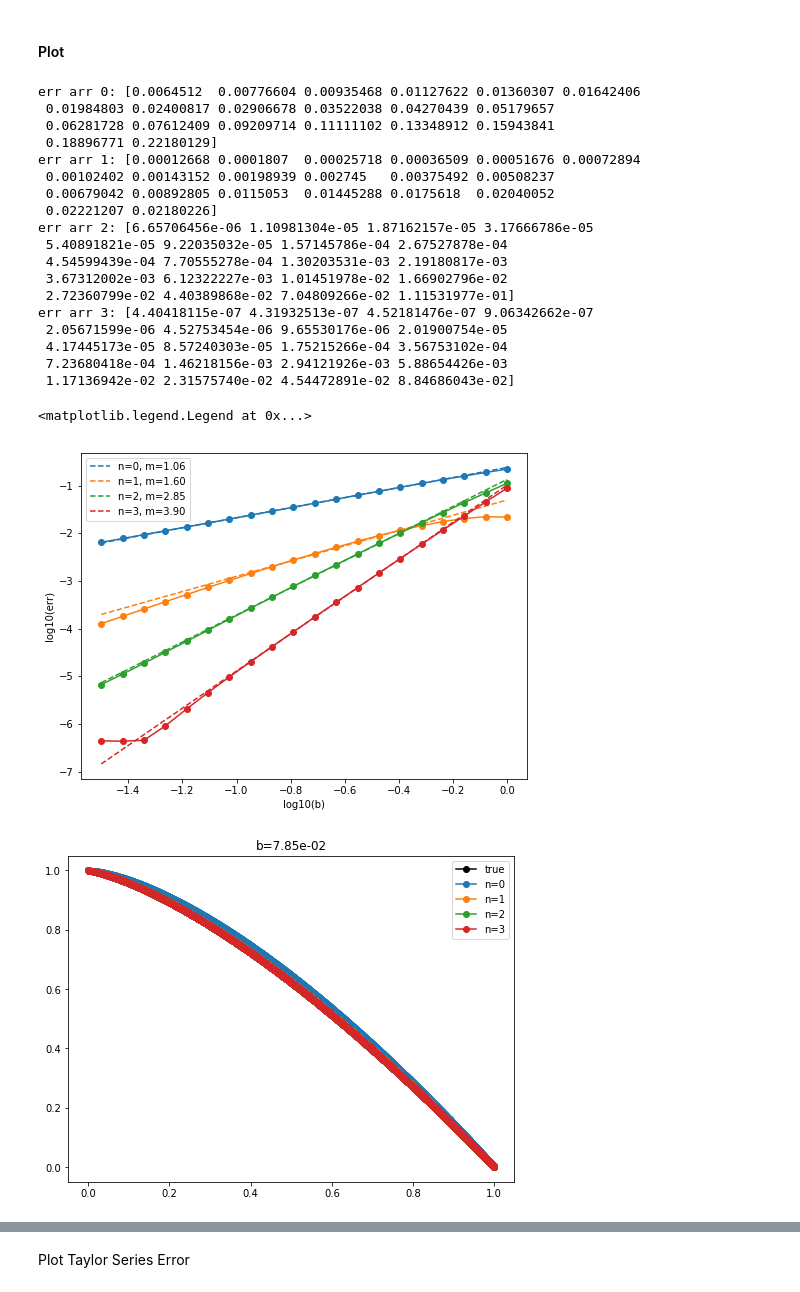
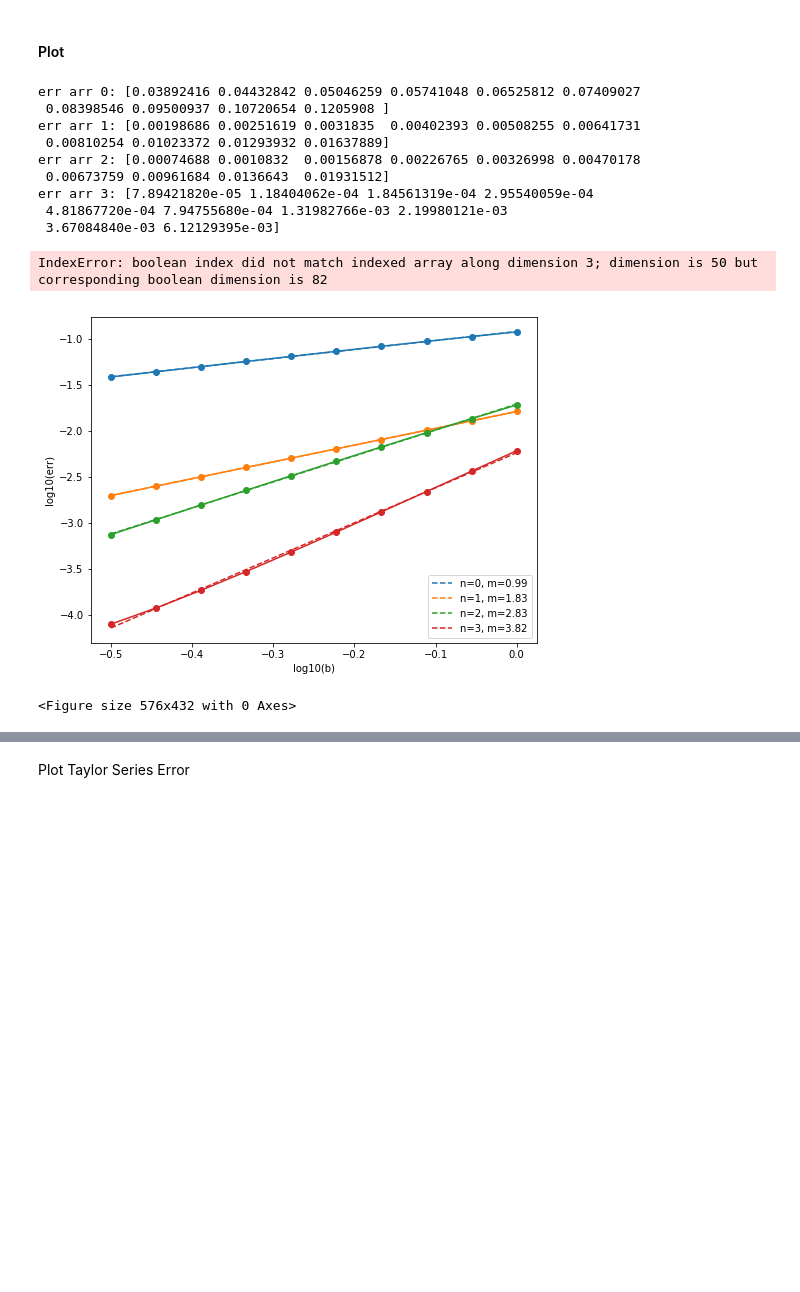
Before and after one commit to OliverEvans96/kelp, a Jupyter notebook: code/python/ManufacturedSolution.ipynb, the cells around one changed output, grey strips where cells are left out. Drawn from its saved outputs; the diff is of its cells as text; code cells hidden in the pictures; blank space fills up the shorter version.

Commit message:
MMS: asym verify b->0 looks pretty good

```diff
--- a/code/python/ManufacturedSolution.ipynb
+++ b/code/python/ManufacturedSolution.ipynb
@@ -598,8 +596,8 @@ conv.plot_lin_fit(
 # %% [markdown]
 #### Compute
 # %%
-# base_dir = os.path.join(os.environ['SCRATCH'], 'kelp-results')
-base_dir = '/home/oliver/academic/research/kelp-results'
+base_dir = os.path.join(os.environ['SCRATCH'], 'kelp-results')
+# base_dir = '/home/oliver/academic/research/kelp-results'
 
 ns = 20
 nz = 20
@@ -884,7 +970,7 @@ combine_thread, gs_fut = kelp_compute.verify_single_space_compute(
 # %% [markdown]
 #### Plot
 # %%
-study_name = 'verify_ss_noscat_nofd_32x6'
+study_name = 'verify_ss_noscat_nofd_smallderiv_64x8'
 study_dir = os.path.join(base_dir, study_name)
 
 db_path = os.path.join(study_dir, '{}.db'.format(study_name))
@@ -1044,7 +1138,10 @@ INSERT INTO verify_asym_uni_a_expb15_L_1x2000x2_scat_0_1_2_3_b_m15_0 VALUES (:id
 #### Plot
 # %%
 base_dir = os.path.join(os.environ['SCRATCH'], 'kelp-results')
-study_name = 'verify_asym_uni_a_expb15_L_1x2000x2_scat_0_1_2_3_b_m15_0'
+#study_name = 'verify_asym_prod_a_tanhb_L_lin_vsf_64x64x8_scat_0_1_2_3_b_m05_2'
+#study_name = 'verify_asym_prod_a_tanhb_L_lin_vsf_smallderiv_64x64x8_scat_0_1_2_3_b_m05_0'
+study_name = 'verify_asym_prod_a_tanhb_L_lin_vsf_128x128x8_scat_0_1_2_3_b_m05_0'
+#study_name = 'verify_asym_uni_a_expb15_L_64x64x8_scat_0_1_2_3_b_m15_m05'
 study_dir = os.path.join(base_dir, study_name)
 # %%
 db_path = os.path.join(study_dir, '{}.db'.format(study_name))
@@ -1054,7 +1151,14 @@ conn = sqlite3.Connection(db_path)
 #norm = lambda x: np.sqrt(np.sum(x)**2/np.size(x))
 norm = lambda x: np.mean(np.abs(x))
 
-b_list, num_scatters_list = kelp_analyze.get_unique_vals(conn, study_name, ['b', 'num_scatters'])
+b_list, num_scatters_list, ns_list, nz_list, na_list = kelp_analyze.get_unique_vals(
+    conn,
+    study_name,
+    ['b', 'num_scatters', 'ns', 'nz', 'ntheta']
+)
+ns = ns_list[0]
+nz = nz_list[0]
+na = na_list[0]
 
 plt.figure(figsize=[8,6])
 
@@ -1065,64 +1169,43 @@ for num_scatters in num_scatters_list:
     err_list = []
     for i, b in enumerate(b_list):
         results_list = kelp_analyze.query_results(
             conn, study_name,
             b=b,
             num_scatters=num_scatters,
         )
 
         rad = results_list[0]['rad'][:]
         true_rad = results_list[0]['true_rad'][:]
 
         err = norm(rad - true_rad)
         err_list.append(err)
 
         if i == i_plot:
             asym_rad_list.append(rad)
             true_rad_list.append(true_rad)
 
     b_arr = np.array(b_list)[:]
     err_arr = np.array(err_list)[:]
 
     print("err arr {}: {}".format(num_scatters, err_arr))
     conv.plot_lin_fit(
         np.log10(b_arr), np.log10(err_arr),
-        min(-1+0*np.log(b_arr)), -.25+0*max(np.log(b_arr)),
+        min(np.log(b_arr)), max(np.log(b_arr)),
         xlabel='log10(b)', ylabel='log10(err)',
         label='n=%d, m={m:.2f}' % num_scatters
     )
 plt.title('')
 plt.legend()
-
-plt.figure(figsize=(8,6))
-grid = mms.gen_grid(ns, nz, ntheta, nphi, rope_spacing, zmax)
-plot_inds = np.zeros_like(grid[2], dtype=bool)
-plot_inds[0,0,:,0] = True
-z = grid[2][plot_inds]
-plt.plot(z, true_rad_list[0][plot_inds], 'ko-', label='true')
-for n in num_scatters_list:
-    plt.plot(z, asym_rad_list[n][plot_inds], 'C{}o-'.format(n), label='n={}'.format(n))
-
-plt.title('b={:.2e}'.format(b_list[i_plot]))
-plt.legend()
 # %% [output]
-err arr 0: [0.0064512  0.00776604 0.00935468 0.01127622 0.01360307 0.01642406
- 0.01984803 0.02400817 0.02906678 0.03522038 0.04270439 0.05179657
- 0.06281728 0.07612409 0.09209714 0.11111102 0.13348912 0.15943841
- 0.18896771 0.22180129]
-err arr 1: [0.00012668 0.0001807  0.00025718 0.00036509 0.00051676 0.00072894
- 0.00102402 0.00143152 0.00198939 0.002745   0.00375492 0.00508237
- 0.00679042 0.00892805 0.0115053  0.01445288 0.0175618  0.02040052
- 0.02221207 0.02180226]
-err arr 2: [6.65706456e-06 1.10981304e-05 1.87162157e-05 3.17666786e-05
- 5.40891821e-05 9.22035032e-05 1.57145786e-04 2.67527878e-04
- 4.54599439e-04 7.70555278e-04 1.30203531e-03 2.19180817e-03
- 3.67312002e-03 6.12322227e-03 1.01451978e-02 1.66902796e-02
- 2.72360799e-02 4.40389868e-02 7.04809266e-02 1.11531977e-01]
-err arr 3: [4.40418115e-07 4.31932513e-07 4.52181476e-07 9.06342662e-07
- 2.05671599e-06 4.52753454e-06 9.65530176e-06 2.01900754e-05
- 4.17445173e-05 8.57240303e-05 1.75215266e-04 3.56753102e-04
- 7.23680418e-04 1.46218156e-03 2.94121926e-03 5.88654426e-03
- 1.17136942e-02 2.31575740e-02 4.54472891e-02 8.84686043e-02]
+err arr 0: [0.03892416 0.04432842 0.05046259 0.05741048 0.06525812 0.07409027
+ 0.08398546 0.09500937 0.10720654 0.1205908 ]
+err arr 1: [0.00198686 0.00251619 0.0031835  0.00402393 0.00508255 0.00641731
+ 0.00810254 0.01023372 0.01293932 0.01637889]
+err arr 2: [0.00074688 0.0010832  0.00156878 0.00226765 0.00326998 0.00470178
+ 0.00673759 0.00961684 0.0136643  0.01931512]
+err arr 3: [7.89421820e-05 1.18404062e-04 1.84561319e-04 2.95540059e-04
+ 4.81867720e-04 7.94755680e-04 1.31982766e-03 2.19980121e-03
+ 3.67084840e-03 6.12129395e-03]
-<matplotlib.legend.Legend at 0x...>
+IndexError: boolean index did not match indexed array along dimension 3; dimension is 50 but corresponding boolean dimension is 82
-[figure, old version]
+[figure, new version]
-[figure, removed]
+<Figure size 576x432 with 0 Axes>
```
Also changed, not shown: parts of 26 cells of this notebook.
